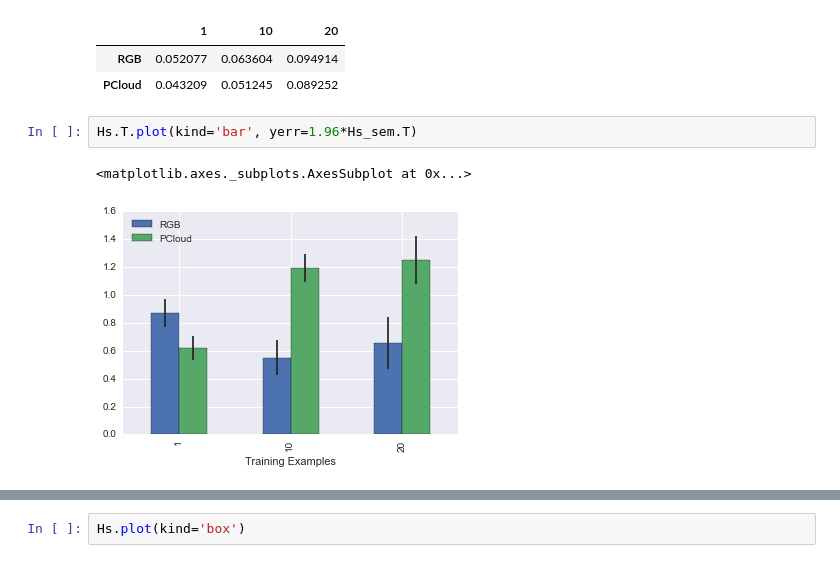
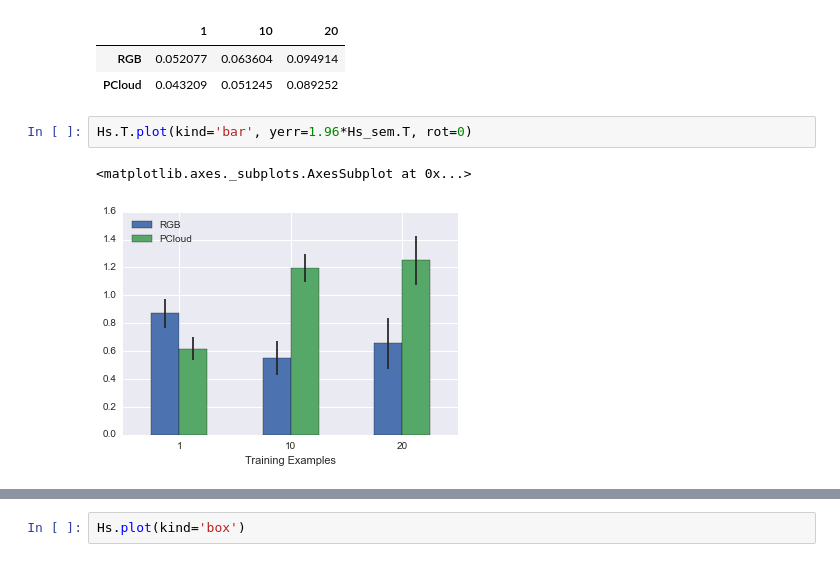
Before and after one commit to UC3MSocialRobots/ocular_interaction, a Jupyter notebook: ocular_data/notebooks/Learning Curves.ipynb, the cells around one changed output, grey strips where cells are left out. Saved outputs shown, nothing was run; the diff lists cells and outputs as text.

```diff
--- a/ocular_data/notebooks/Learning Curves.ipynb
+++ b/ocular_data/notebooks/Learning Curves.ipynb
@@ -304,8 +304,8 @@ Hs_sem
 | RGB | 0.052077 | 0.063604 | 0.094914 |
 | PCloud | 0.043209 | 0.051245 | 0.089252 |
 # %%
-Hs.T.plot(kind='bar', yerr=1.96*Hs_sem.T)
+Hs.T.plot(kind='bar', yerr=1.96*Hs_sem.T, rot=0)
 # %% [output]
 <matplotlib.axes._subplots.AxesSubplot at 0x...>
-[figure, old version]
+[figure, new version]
 # %%
```
Also changed, not shown: parts of 7 cells of this notebook.
